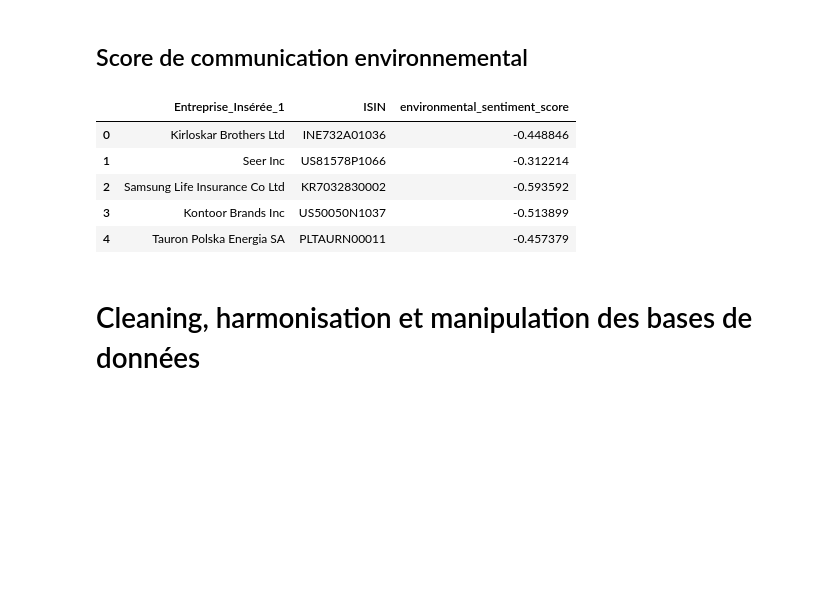
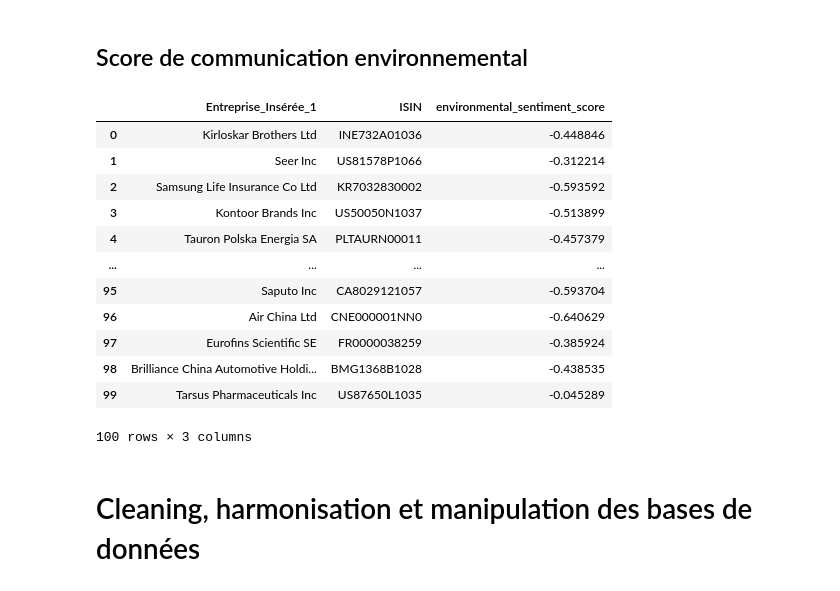
Before and after one commit to tgarnier067/Stat_app, a Jupyter notebook: Econometrie.ipynb, the cells around one changed output. Saved outputs shown, nothing was run; the diff lists cells and outputs as text; code cells hidden in the pictures; blank space fills up the shorter version.

```diff
--- a/Econometrie.ipynb
+++ b/Econometrie.ipynb
@@ -94,18 +100,25 @@ CON_E.head()
 # %%
 # On prend le score de comm environnemental que l'on a calculé
 env_comm_score = pd.read_csv('env_comm_score_articles_forces.csv')
 
 # Normalisation du score sde communication environnemental
 env_comm_score['environmental_sentiment_score'] = ((env_comm_score['environmental_sentiment_score'] - env_comm_score['environmental_sentiment_score'].min()) / (env_comm_score['environmental_sentiment_score'].max() - env_comm_score['environmental_sentiment_score'].min())) * 2 - 1
 
-env_comm_score.head()
+env_comm_score
 # %% [output]
 |  | Entreprise_Insérée_1 | ISIN | environmental_sentiment_score |
 | 0 | Kirloskar Brothers Ltd | INE732A01036 | -0.448846 |
 | 1 | Seer Inc | US81578P1066 | -0.312214 |
 | 2 | Samsung Life Insurance Co Ltd | KR7032830002 | -0.593592 |
 | 3 | Kontoor Brands Inc | US50050N1037 | -0.513899 |
 | 4 | Tauron Polska Energia SA | PLTAURN00011 | -0.457379 |
+| ... | ... | ... | ... |
+| 95 | Saputo Inc | CA8029121057 | -0.593704 |
+| 96 | Air China Ltd | CNE000001NN0 | -0.640629 |
+| 97 | Eurofins Scientific SE | FR0000038259 | -0.385924 |
+| 98 | Brilliance China Automotive Holdi... | BMG1368B1028 | -0.438535 |
+| 99 | Tarsus Pharmaceuticals Inc | US87650L1035 | -0.045289 |
+100 rows × 3 columns
 # %% [markdown]
 # Cleaning, harmonisation et manipulation des bases de données
 # %%
```
Also changed, not shown: parts of 29 cells of this notebook.
